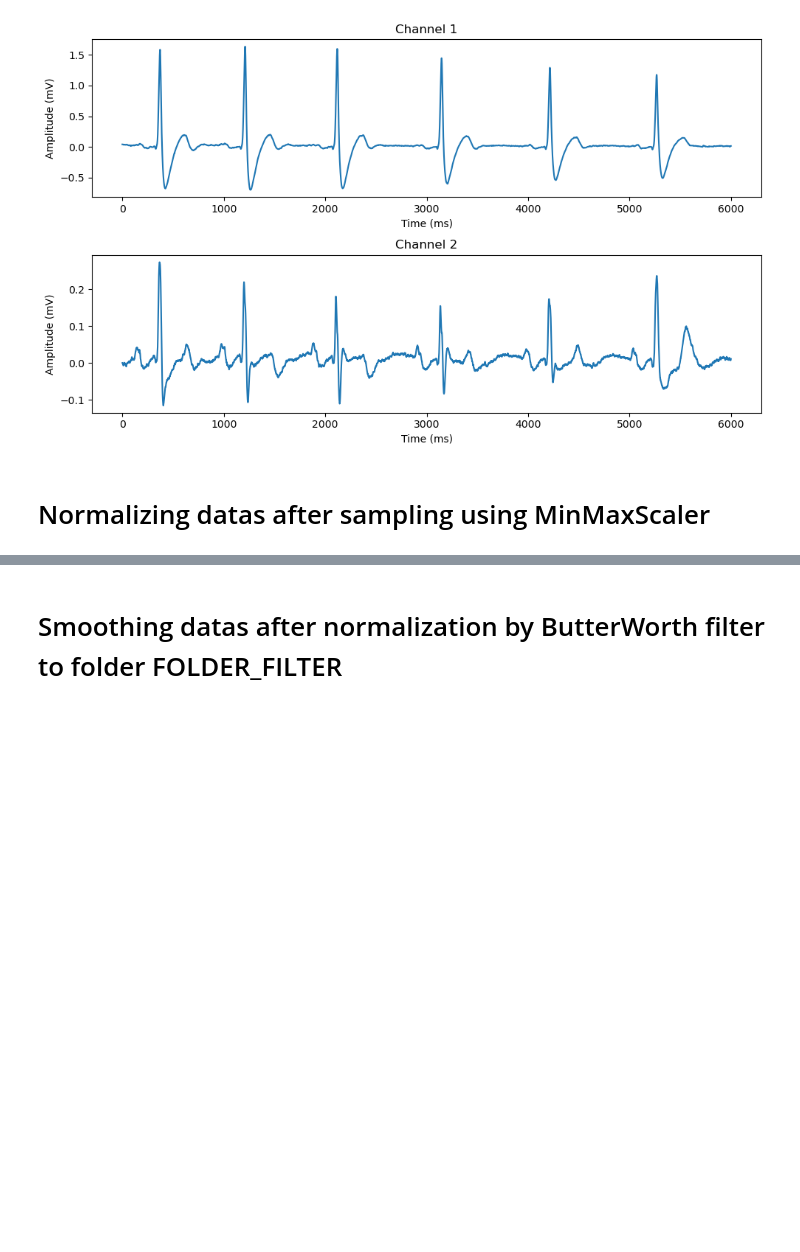
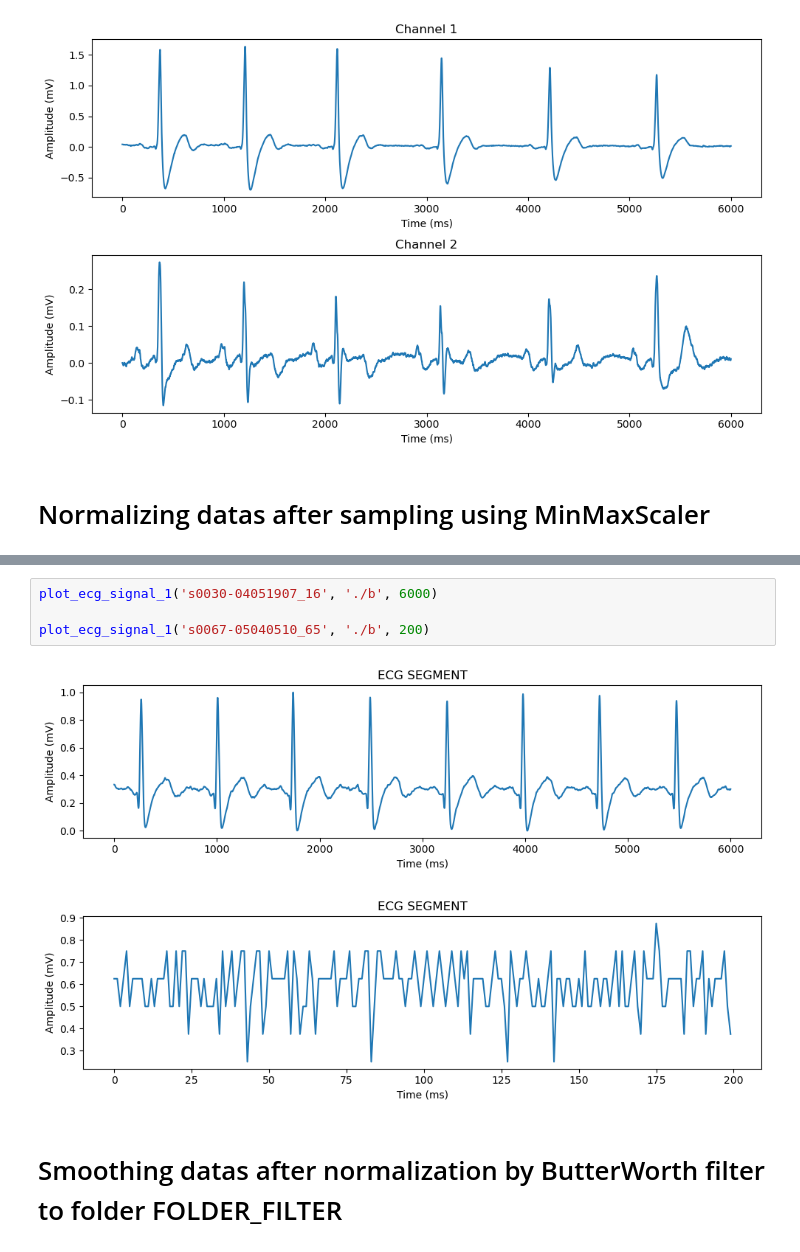
Before and after one commit to ng-anhhtuann/ecg-stroke-prediction, a Jupyter notebook: elderly-stroke/scripts/processing.ipynb, the cells around one changed output, grey strips where cells are left out. Drawn from its saved outputs; the diff is of its cells as text; blank space fills up the shorter version.

```diff
--- a/elderly-stroke/scripts/processing.ipynb
+++ b/elderly-stroke/scripts/processing.ipynb
@@ -337,3 +373,10 @@ All files have been normalized.
+# %%
+plot_ecg_signal_1('s0030-04051907_16', './b', 6000)
+
+plot_ecg_signal_1('s0067-05040510_65', './b', 200)
+# %% [output]
+[figure, added]
+[figure, added]
 # %% [markdown]
 # Smoothing datas after normalization by ButterWorth filter to folder FOLDER_FILTER
 # %%
```
Also changed, not shown: parts of 5 cells of this notebook, 7 other files.
